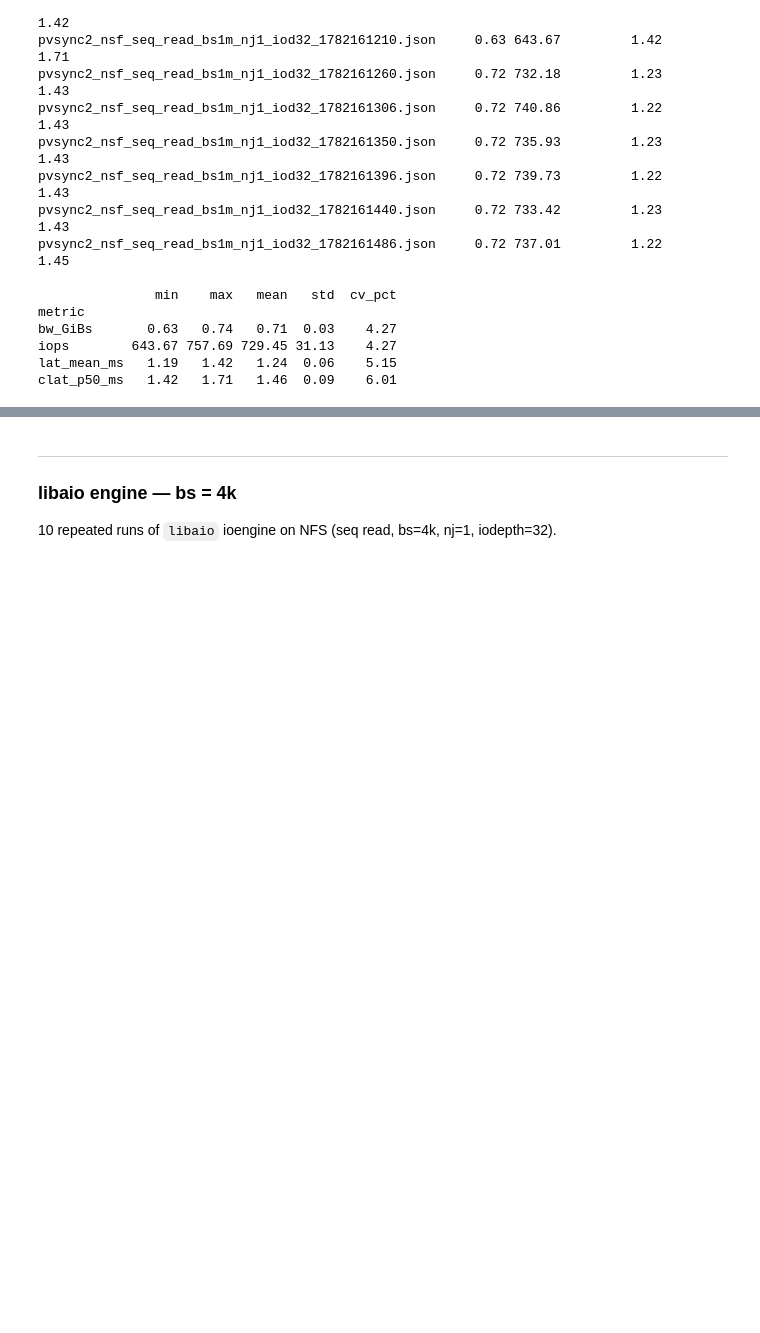
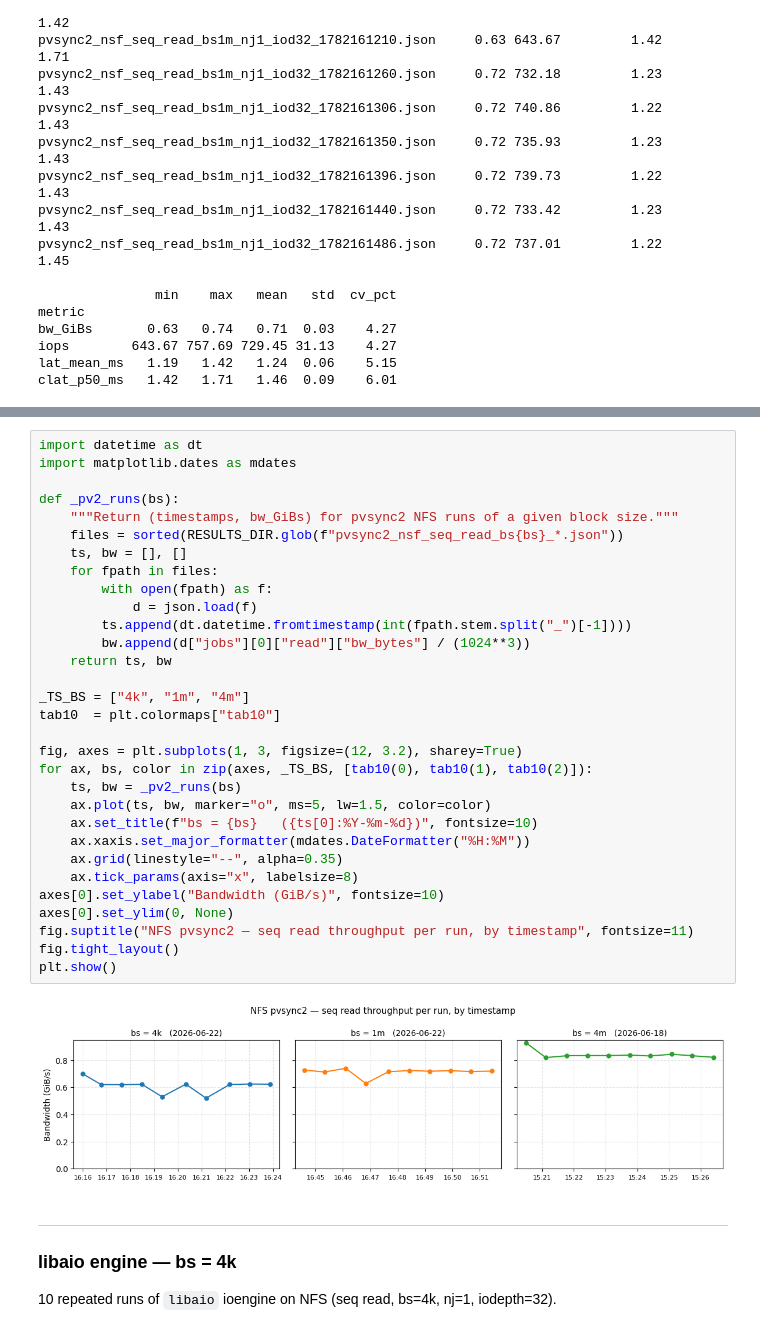
Before and after one commit to cissieAB/pdsw26_daos-bench, a Jupyter notebook: results/testbed/fio-cmp/fio_cmp.ipynb, the cells around one changed output, grey strips where cells are left out. Drawn from its saved outputs; the diff is of its cells as text; blank space fills up the shorter version.

```diff
--- a/results/testbed/fio-cmp/fio_cmp.ipynb
+++ b/results/testbed/fio-cmp/fio_cmp.ipynb
@@ -283,3 +290,36 @@ clat_p50_ms   1.42   1.71   1.46  0.09    6.01
+# %%
+import datetime as dt
+import matplotlib.dates as mdates
+
+def _pv2_runs(bs):
+    """Return (timestamps, bw_GiBs) for pvsync2 NFS runs of a given block size."""
+    files = sorted(RESULTS_DIR.glob(f"pvsync2_nsf_seq_read_bs{bs}_*.json"))
+    ts, bw = [], []
+    for fpath in files:
+        with open(fpath) as f:
+            d = json.load(f)
+        ts.append(dt.datetime.fromtimestamp(int(fpath.stem.split("_")[-1])))
+        bw.append(d["jobs"][0]["read"]["bw_bytes"] / (1024**3))
+    return ts, bw
+
+_TS_BS = ["4k", "1m", "4m"]
+tab10  = plt.colormaps["tab10"]
+
+fig, axes = plt.subplots(1, 3, figsize=(12, 3.2), sharey=True)
+for ax, bs, color in zip(axes, _TS_BS, [tab10(0), tab10(1), tab10(2)]):
+    ts, bw = _pv2_runs(bs)
+    ax.plot(ts, bw, marker="o", ms=5, lw=1.5, color=color)
+    ax.set_title(f"bs = {bs}   ({ts[0]:%Y-%m-%d})", fontsize=10)
+    ax.xaxis.set_major_formatter(mdates.DateFormatter("%H:%M"))
+    ax.grid(linestyle="--", alpha=0.35)
+    ax.tick_params(axis="x", labelsize=8)
+axes[0].set_ylabel("Bandwidth (GiB/s)", fontsize=10)
+axes[0].set_ylim(0, None)
+fig.suptitle("NFS pvsync2 — seq read throughput per run, by timestamp", fontsize=11)
+fig.tight_layout()
+plt.show()
+# %% [output]
+[figure, added]
 # %% [markdown]
 ---
 ### libaio engine — bs = 4k
```
Also changed, not shown: parts of 3 cells of this notebook, 1 other file.
